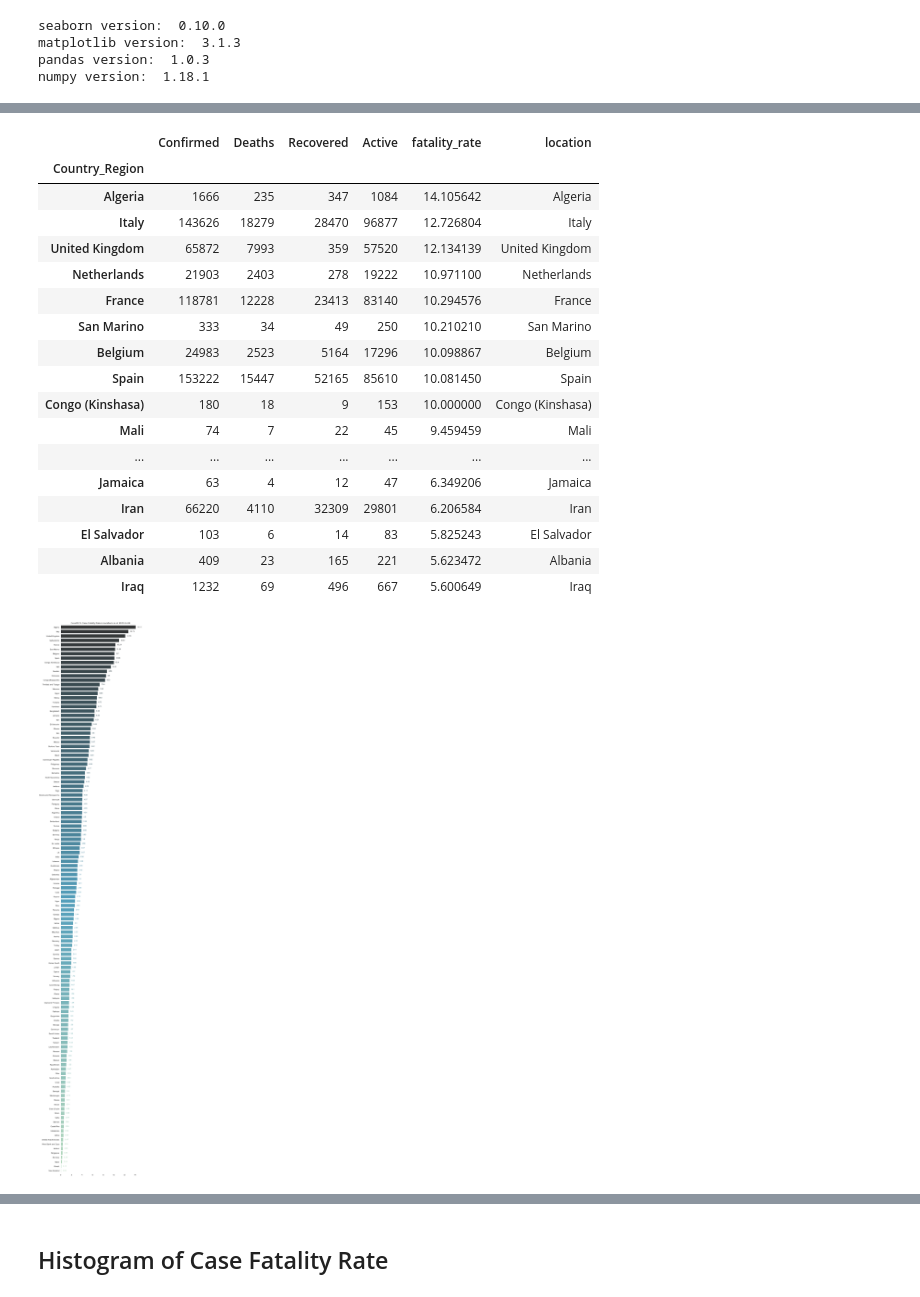
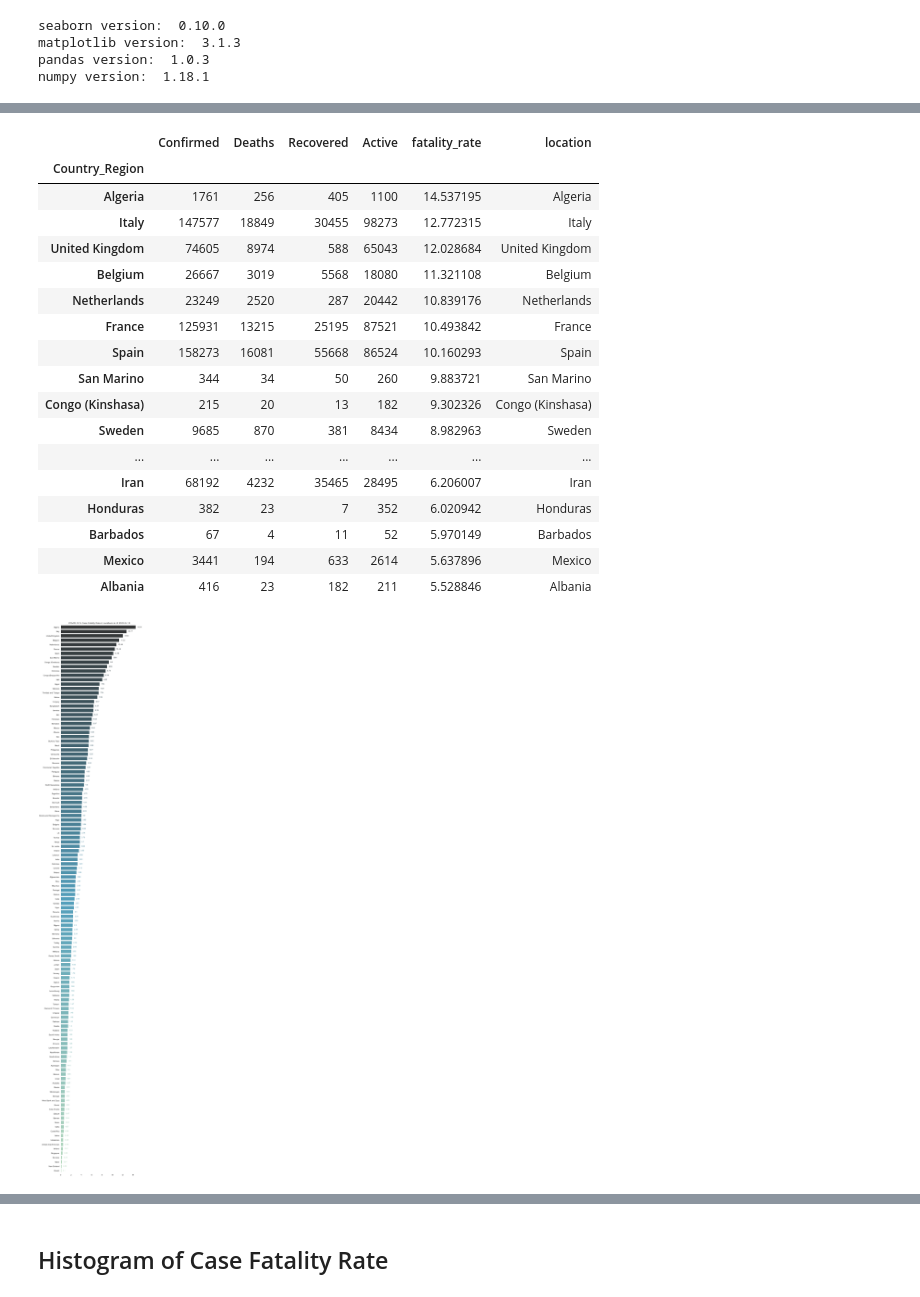
Before and after one commit to nnworkspace/covid19-insight, a Jupyter notebook: covid19-insight.ipynb, the cells around one changed output, grey strips where cells are left out. Cells and saved outputs as stored; diff of their text form; code cells hidden in the pictures.

```diff
--- a/covid19-insight.ipynb
+++ b/covid19-insight.ipynb
@@ -19,7 +19,7 @@ matplotlib version:  3.1.3
 pandas version:  1.0.3
 numpy version:  1.18.1
 # %%
-dateStr = '2020-04-09'
+dateStr = '2020-04-10'
 
 covid_daily_df = pd.read_csv("data/{}.csv".format(dateStr))
 
@@ -96,22 +96,22 @@ fatalities[:25]
 # %% [output]
 |  | Confirmed | Deaths | Recovered | Active | fatality_rate | location |
 | Country_Region |  |  |  |  |  |  |
-| Algeria | 1666 | 235 | 347 | 1084 | 14.105642 | Algeria |
-| Italy | 143626 | 18279 | 28470 | 96877 | 12.726804 | Italy |
-| United Kingdom | 65872 | 7993 | 359 | 57520 | 12.134139 | United Kingdom |
-| Netherlands | 21903 | 2403 | 278 | 19222 | 10.971100 | Netherlands |
-| France | 118781 | 12228 | 23413 | 83140 | 10.294576 | France |
-| San Marino | 333 | 34 | 49 | 250 | 10.210210 | San Marino |
-| Belgium | 24983 | 2523 | 5164 | 17296 | 10.098867 | Belgium |
-| Spain | 153222 | 15447 | 52165 | 85610 | 10.081450 | Spain |
-| Congo (Kinshasa) | 180 | 18 | 9 | 153 | 10.000000 | Congo (Kinshasa) |
-| Mali | 74 | 7 | 22 | 45 | 9.459459 | Mali |
+| Algeria | 1761 | 256 | 405 | 1100 | 14.537195 | Algeria |
+| Italy | 147577 | 18849 | 30455 | 98273 | 12.772315 | Italy |
+| United Kingdom | 74605 | 8974 | 588 | 65043 | 12.028684 | United Kingdom |
+| Belgium | 26667 | 3019 | 5568 | 18080 | 11.321108 | Belgium |
+| Netherlands | 23249 | 2520 | 287 | 20442 | 10.839176 | Netherlands |
+| France | 125931 | 13215 | 25195 | 87521 | 10.493842 | France |
+| Spain | 158273 | 16081 | 55668 | 86524 | 10.160293 | Spain |
+| San Marino | 344 | 34 | 50 | 260 | 9.883721 | San Marino |
+| Congo (Kinshasa) | 215 | 20 | 13 | 182 | 9.302326 | Congo (Kinshasa) |
+| Sweden | 9685 | 870 | 381 | 8434 | 8.982963 | Sweden |
 | ... | ... | ... | ... | ... | ... | ... |
-| Jamaica | 63 | 4 | 12 | 47 | 6.349206 | Jamaica |
-| Iran | 66220 | 4110 | 32309 | 29801 | 6.206584 | Iran |
-| El Salvador | 103 | 6 | 14 | 83 | 5.825243 | El Salvador |
-| Albania | 409 | 23 | 165 | 221 | 5.623472 | Albania |
-| Iraq | 1232 | 69 | 496 | 667 | 5.600649 | Iraq |
+| Iran | 68192 | 4232 | 35465 | 28495 | 6.206007 | Iran |
+| Honduras | 382 | 23 | 7 | 352 | 6.020942 | Honduras |
+| Barbados | 67 | 4 | 11 | 52 | 5.970149 | Barbados |
+| Mexico | 3441 | 194 | 633 | 2614 | 5.637896 | Mexico |
+| Albania | 416 | 23 | 182 | 211 | 5.528846 | Albania |
 # %%
 # plot the rank of fatality rate as horizontal bar chart
 
@@ -123,36 +123,36 @@ pal = sns.color_palette("GnBu_d", len(fatalities))
 
 # Initialize the matplotlib figure
 f, ax = plt.subplots(figsize=(8, 42))
 
 # plot the rank of fatality rate
 g = sns.barplot(x = 'fatality_rate', y = 'location',
             data = fatalities, label = 'Fatality Rate', palette = pal)
 
 # add fatality rate to each bar
 #for index, row in fatalities.iterrows():
 #    g.text(row.name, row.tip, round(row.fatality_rate, 2), color='black', ha="left")
 
 # here each patch in ax.patches is a matplotlib.patches.Rectangle object
 for p in ax.patches:
     _x = p.get_x() + p.get_width() + float(0.3)
     _y = p.get_y() + p.get_height() - float(0.4)
     value = round(p.get_width(), 2)
     ax.text(_x, _y, value, ha = "left", va = "center", color = p.get_facecolor())
 
 # Add informative axis label
 ax.set(xlim=(0, 15), ylabel = '', xlabel = '')
 
 # cosmetics
 sns.despine(left=True, bottom=True)
 
-plt.title('Covid19 % Case Fatality Rate in Locations as of {}'.format(dateStr))
+plt.title('COVID-19 % Case Fatality Rate in Locations as of {}'.format(dateStr))
 plt.tight_layout()
-# plt.savefig("images/rank_fatalitiy-rate_{}-dpi-200.jpg".format(dateStr), format="jpg", dpi = 200)
+plt.savefig("images/rank_fatalitiy-rate_{}-dpi-200.jpg".format(dateStr), format="jpg", dpi = 200)
 # plt.savefig("images/rank_fatalitiy-rate_{}-dpi-300.jpg".format(dateStr), format="jpg", dpi = 300)
 plt.savefig("images/rank_fatalitiy-rate_{}.svg".format(dateStr), format="svg")
 plt.show()
 # %% [output]
-[figure, old version]
+[figure, new version]
 # %%
 fatalities_asc = df_country_cases.query('(Deaths > 0) & (Confirmed > 50)').sort_values(by = 'fatality_rate', ascending = True)
 
```
Also changed, not shown: parts of 20 cells of this notebook, 8 other files.
